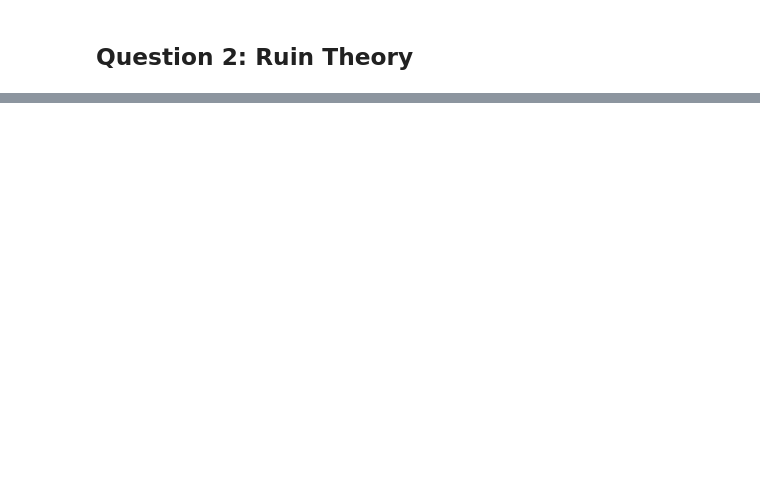
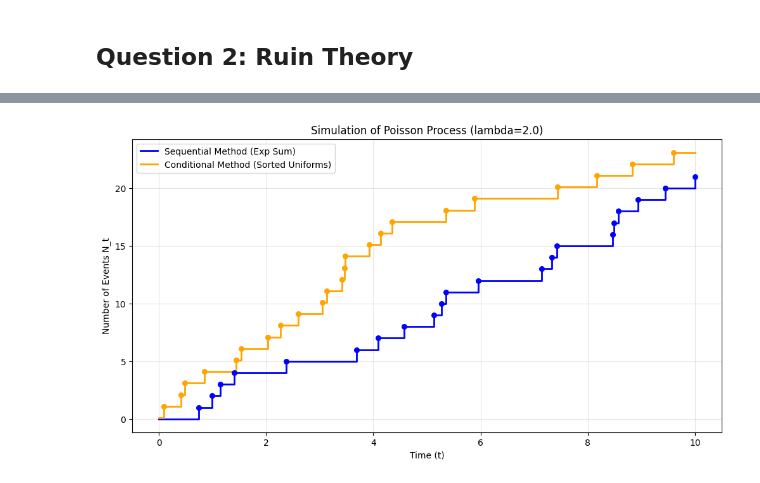
Before and after one commit to sanchitram1/241-project, a Jupyter notebook: main.ipynb, the cells around one changed output, grey strips where cells are left out. Cells and saved outputs as stored; diff of their text form; code cells hidden in the pictures; blank space fills up the shorter version.

```diff
--- a/main.ipynb
+++ b/main.ipynb
@@ -909,0 +1092,87 @@ steady-state probability.
+# %%
+def simulate_poisson_process_sequential(lam, t_max):
+    """
+    Sequential generation using Exponential inter-arrival times.
+    """
+    arrivals = []
+    current_time = 0
+
+    while True:
+        # 1. Generate next inter-arrival time (tau ~ Exp(lambda))
+        tau = np.random.exponential(scale=1 / lam)
+        current_time += tau
+
+        # 2. Stop if we exceed the time window
+        if current_time > t_max:
+            break
+
+        arrivals.append(current_time)
+
+    return np.array(arrivals)
+
+
+def simulate_poisson_process_conditional(lam, t_max):
+    """
+    Conditional generation using Order Statistics (Result from Q6).
+    """
+    # 1. Sample the total number of events N ~ Poisson(lambda * t)
+    n_events = np.random.poisson(lam * t_max)
+
+    # 2. Sample N uniform random variables on [0, t]
+    uniforms = np.random.uniform(0, t_max, n_events)
+
+    # 3. Sort them to get arrival times
+    arrivals = np.sort(uniforms)
+
+    return arrivals
+
+
+# parameters
+LAMBDA = 2.0  # Rate of arrivals
+T_MAX = 10.0  # Duration of simulation
+
+# simulate the sequential process as a comparison, and the
+# conditional one otherwise
+arrivals_seq = simulate_poisson_process_sequential(LAMBDA, T_MAX)
+arrivals_cond = simulate_poisson_process_conditional(LAMBDA, T_MAX)
+
+# plot
+plt.figure(figsize=(12, 6))
+
+
+# Helper function to plot step process
+def plot_counting_process(arrivals, ax, label, color, offset=0):
+    # Add 0 at start for plotting
+    times = np.concatenate(([0], arrivals, [T_MAX]))
+    counts = np.arange(len(arrivals) + 1)
+    # Duplicate last count to extend to T_MAX
+    counts = np.concatenate((counts, [counts[-1]]))
+
+    ax.step(times, counts + offset, where="post", label=label, color=color, linewidth=2)
+    ax.scatter(
+        arrivals, np.arange(1, len(arrivals) + 1) + offset, color=color, s=30, zorder=3
+    )
+
+
+plot_counting_process(arrivals_seq, plt.gca(), "Sequential Method (Exp Sum)", "blue")
+# Offset the second line slightly so we can see it if they overlap
+plot_counting_process(
+    arrivals_cond,
+    plt.gca(),
+    "Conditional Method (Sorted Uniforms)",
+    "orange",
+    offset=0.1,
+)
+
+plt.title(f"Simulation of Poisson Process (lambda={LAMBDA})")
+plt.xlabel("Time (t)")
+plt.ylabel("Number of Events N_t")
+plt.legend()
+plt.grid(True, alpha=0.3)
+
+# Print stats
+print(f"Sequential: {len(arrivals_seq)} events (Expected: {LAMBDA * T_MAX})")
+print(f"Conditional: {len(arrivals_cond)} events (Expected: {LAMBDA * T_MAX})")
+
+plt.show()
+# %% [output]
@@ -909,0 +1181 @@ steady-state probability.
+[figure, added]
```
Also changed, not shown: parts of 32 cells of this notebook, 3 other files.
